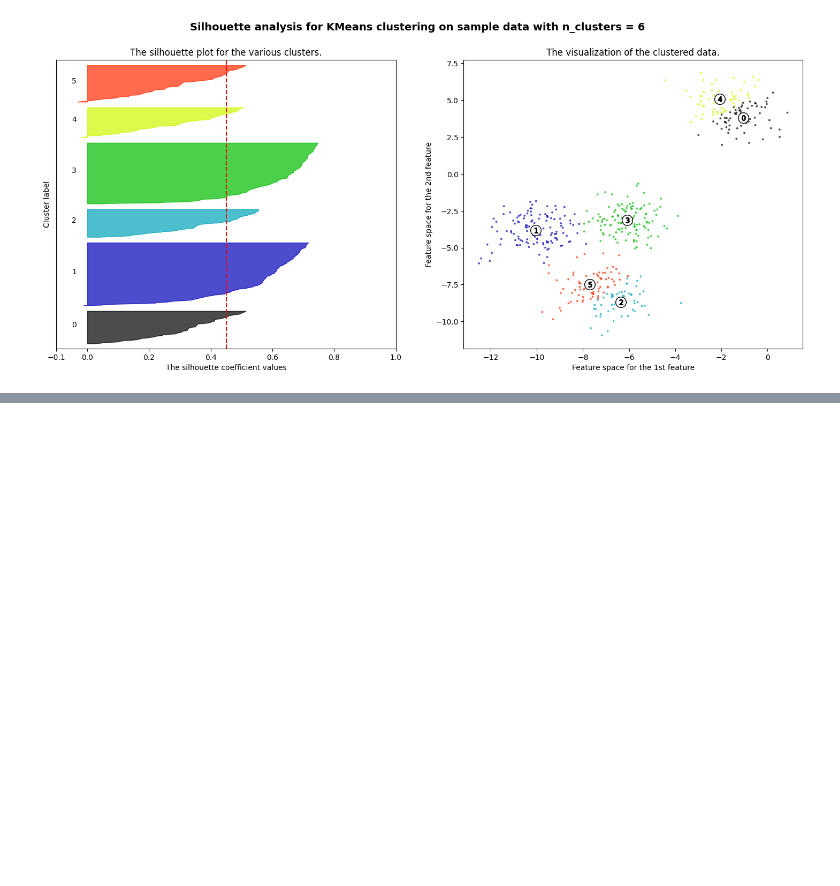
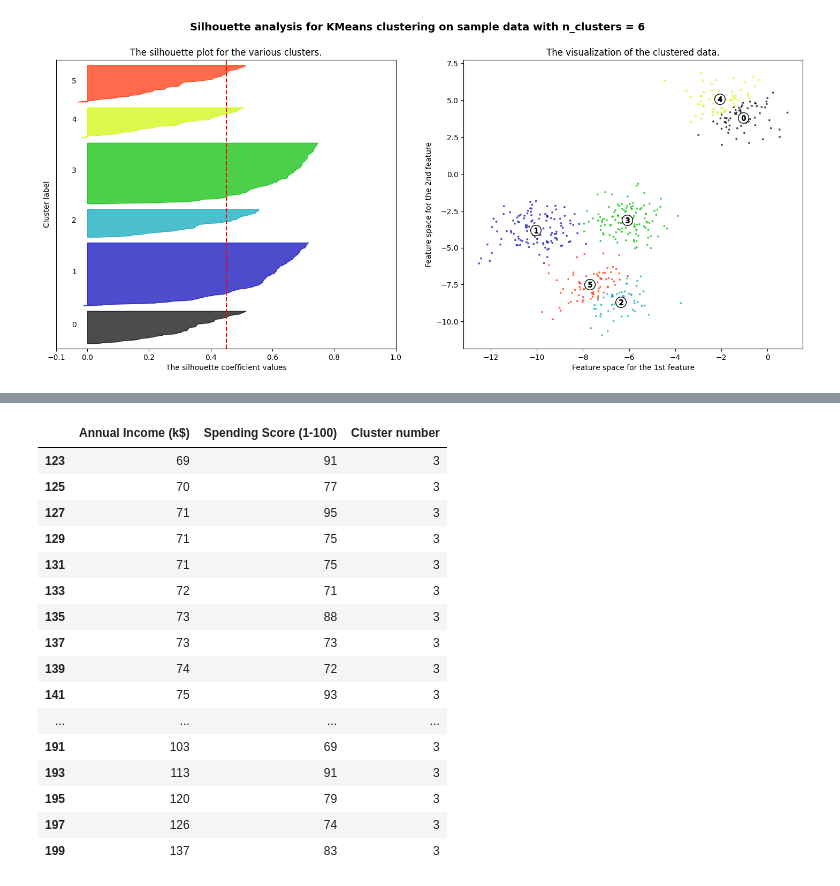
Before and after one commit to Rushi9867/Machine-Learning, a Jupyter notebook: Clusterings/clustering/ALL_Clustering.ipynb, the cells around one changed output, grey strips where cells are left out. Drawn from its saved outputs; the diff is of its cells as text; code cells hidden in the pictures; blank space fills up the shorter version.

```diff
--- a/Clusterings/ALL_Clustering.ipynb
+++ b/Clusterings/clustering/ALL_Clustering.ipynb
@@ -380,0 +532,20 @@ For n_clusters = 6 The average silhouette_score is : 0.4504666294372765
+# %%
+x[x['Cluster number'] == 3]
+# %% [output]
+|  | Annual Income (k$) | Spending Score (1-100) | Cluster number |
+| 123 | 69 | 91 | 3 |
+| 125 | 70 | 77 | 3 |
+| 127 | 71 | 95 | 3 |
+| 129 | 71 | 75 | 3 |
+| 131 | 71 | 75 | 3 |
+| 133 | 72 | 71 | 3 |
+| 135 | 73 | 88 | 3 |
+| 137 | 73 | 73 | 3 |
+| 139 | 74 | 72 | 3 |
+| 141 | 75 | 93 | 3 |
+| ... | ... | ... | ... |
+| 191 | 103 | 69 | 3 |
+| 193 | 113 | 91 | 3 |
+| 195 | 120 | 79 | 3 |
+| 197 | 126 | 74 | 3 |
+| 199 | 137 | 83 | 3 |
```
Also changed, not shown: parts of 23 cells of this notebook, 49 other files.
